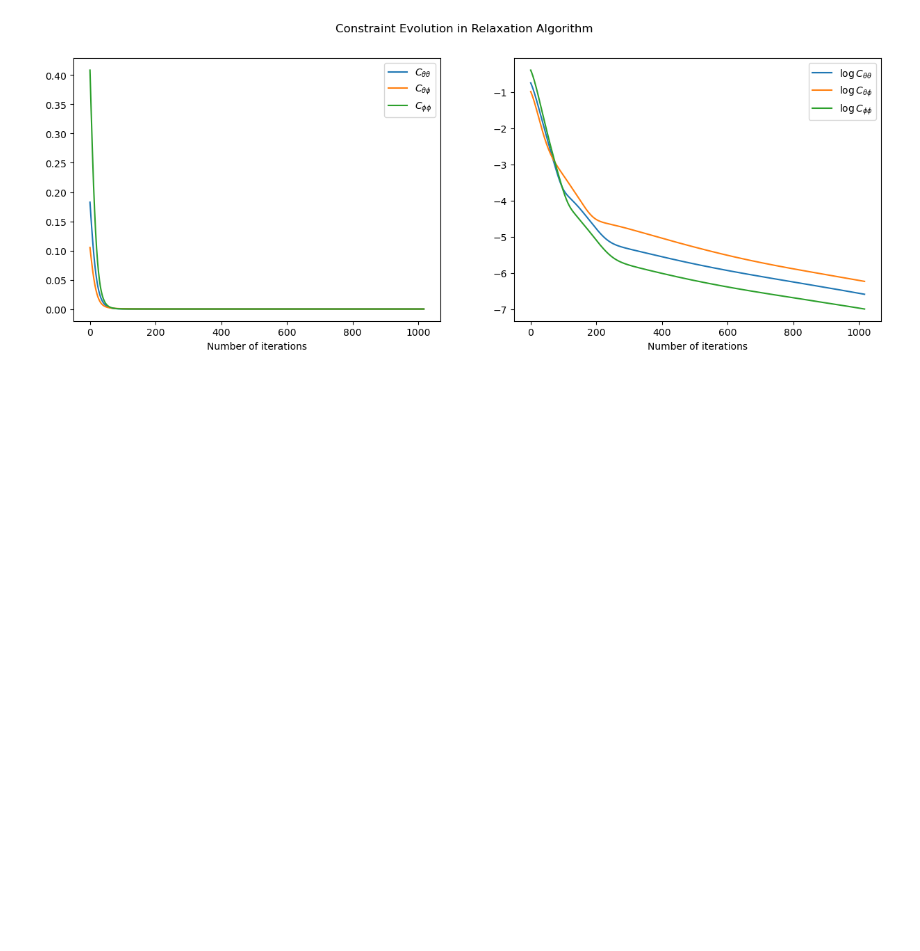
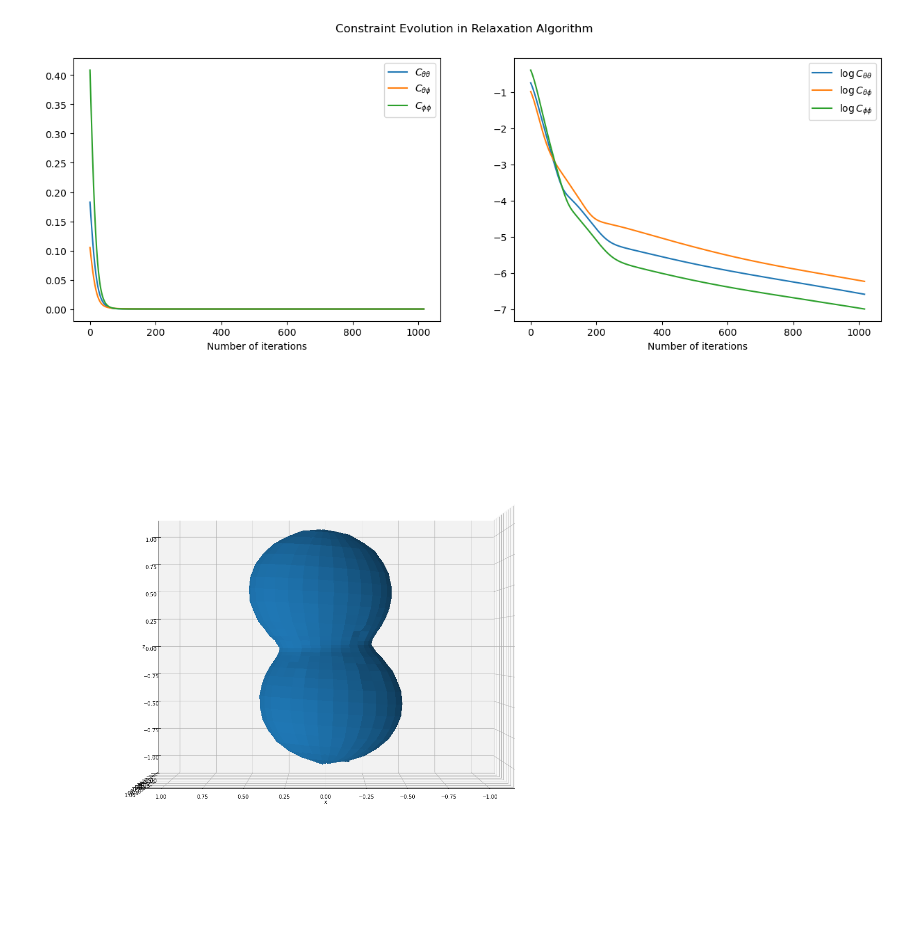
Before and after one commit to iago-mendes/eucled, a Jupyter notebook: src/exercises/08-embedding/assets/plots.ipynb, the cells around one changed output. Drawn from its saved outputs; the diff is of its cells as text; code cells hidden in the pictures; blank space fills up the shorter version.

```diff
--- a/src/exercises/08-embedding/assets/plots.ipynb
+++ b/src/exercises/08-embedding/assets/plots.ipynb
@@ -587,3 +588,59 @@ ax2.legend()
 plt.show()
 # %% [output]
 [figure]
+# %%
+from mayavi import mlab
+from matplotlib.colors import LightSource
+from matplotlib import cm
+
+
+N_theta = 30
+N_phi = 2*N_theta
+
+fig = plt.figure(layout="constrained")
+
+embedding = np.genfromtxt(f'embedding_nonaxi_peanut_{N_theta}x{N_phi} copy.csv', delimiter=',')
+# print("chi", chi)
+# print("x: ", min(x), max(x))
+# print("y: ", min(y), max(y))
+# print("z: ", min(z), max(z))
+
+x = embedding[:,0]
+y = embedding[:,1]
+z = embedding[:,2]
+
+X = np.reshape(x, (N_theta, N_phi))
+Y = np.reshape(y, (N_theta, N_phi))
+Z = np.reshape(z, (N_theta, N_phi))
+
+light = LightSource(90, 45)
+illuminated_surface = light.shade(Z, cmap=cm.Greys)
+
+ax = fig.add_subplot(111, projection='3d')
+ax.plot_surface(X, Y, Z, antialiased=False)
+# ax.plot_surface(X, Y, Z, antialiased=False, alpha=0.7, color='black')
+# ax.plot_surface(X, Y, Z, alpha=0.7, color='black', antialiased=False)
+# ax.plot_surface(X, Y, Z, linewidth=0, color='black', )
+# ax.plot_surface(X, Y, Z, cmap=cm.coolwarm)
+
+side = max(max(x), max(y), max(z)) + 0.1
+ax.set_xlim(-side, side)
+ax.set_ylim(-side, side)
+ax.set_zlim(-side, side)
+
+ax.set_xlabel('x')
+ax.set_ylabel('y')
+ax.set_zlabel('z')
+
+ax.view_init(0, 90) # elev, azim
+fig.set_size_inches(15, 15, forward=True)
+
+# plt.axis('off')
+
+# plt.show()
+
+# mlab.surf(X, Y, Z, warp_scale='auto', color=(0, 0.5, 1))
+mlab.mesh(X, Y, Z)
+mlab.show()
+# %% [output]
+[figure, added]
```
Also changed, not shown: parts of 1 cell of this notebook, 2 other files.
